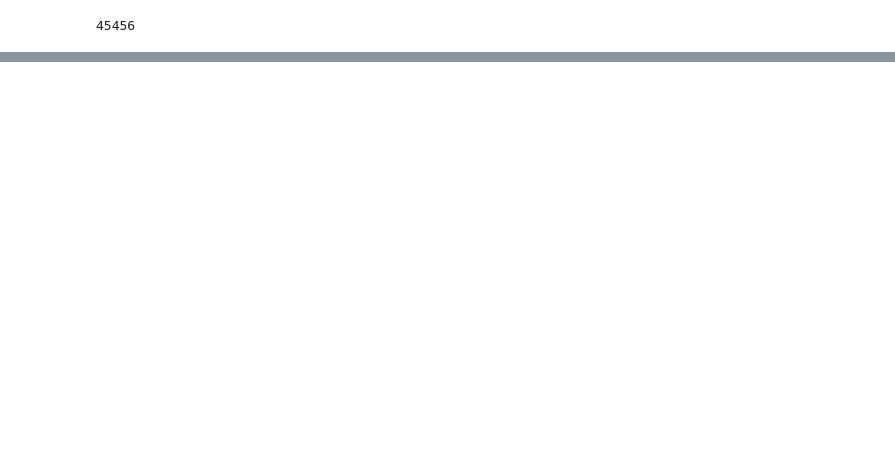
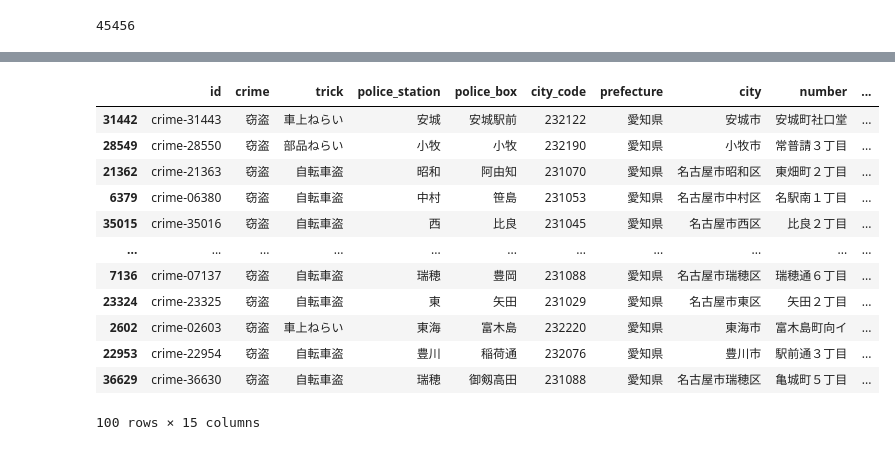
Before and after one commit to naoto-github/KDECrimeMap, a Jupyter notebook: KDECrimeMap.ipynb, the cells around one changed output, grey strips where cells are left out. Saved outputs shown, nothing was run; the diff lists cells and outputs as text; code cells hidden in the pictures; blank space fills up the shorter version.

```diff
--- a/KDECrimeMap.ipynb
+++ b/KDECrimeMap.ipynb
@@ -139,0 +22,18 @@ crime_gdf[crime_gdf["relevance"] > 0.8].plot()
+# %%
+n_sample = 100
+sample_gdf = crime_gdf[crime_gdf["relevance"]>0.8].sample(n_sample)
+display(sample_gdf)
+# %% [output]
+|  | id | crime | trick | police_station | police_box | city_code | prefecture | city | number | ... |
+| 31442 | crime-31443 | 窃盗 | 車上ねらい | 安城 | 安城駅前 | 232122 | 愛知県 | 安城市 | 安城町社口堂 | ... |
+| 28549 | crime-28550 | 窃盗 | 部品ねらい | 小牧 | 小牧 | 232190 | 愛知県 | 小牧市 | 常普請３丁目 | ... |
+| 21362 | crime-21363 | 窃盗 | 自転車盗 | 昭和 | 阿由知 | 231070 | 愛知県 | 名古屋市昭和区 | 東畑町２丁目 | ... |
+| 6379 | crime-06380 | 窃盗 | 自転車盗 | 中村 | 笹島 | 231053 | 愛知県 | 名古屋市中村区 | 名駅南１丁目 | ... |
+| 35015 | crime-35016 | 窃盗 | 自転車盗 | 西 | 比良 | 231045 | 愛知県 | 名古屋市西区 | 比良２丁目 | ... |
+| ... | ... | ... | ... | ... | ... | ... | ... | ... | ... | ... |
+| 7136 | crime-07137 | 窃盗 | 自転車盗 | 瑞穂 | 豊岡 | 231088 | 愛知県 | 名古屋市瑞穂区 | 瑞穂通６丁目 | ... |
+| 23324 | crime-23325 | 窃盗 | 自転車盗 | 東 | 矢田 | 231029 | 愛知県 | 名古屋市東区 | 矢田２丁目 | ... |
+| 2602 | crime-02603 | 窃盗 | 車上ねらい | 東海 | 富木島 | 232220 | 愛知県 | 東海市 | 富木島町向イ | ... |
+| 22953 | crime-22954 | 窃盗 | 自転車盗 | 豊川 | 稲荷通 | 232076 | 愛知県 | 豊川市 | 駅前通３丁目 | ... |
+| 36629 | crime-36630 | 窃盗 | 自転車盗 | 瑞穂 | 御剱高田 | 231088 | 愛知県 | 名古屋市瑞穂区 | 亀城町５丁目 | ... |
+100 rows × 15 columns
```
Also changed, not shown: parts of 15 cells of this notebook, 1 other file.
